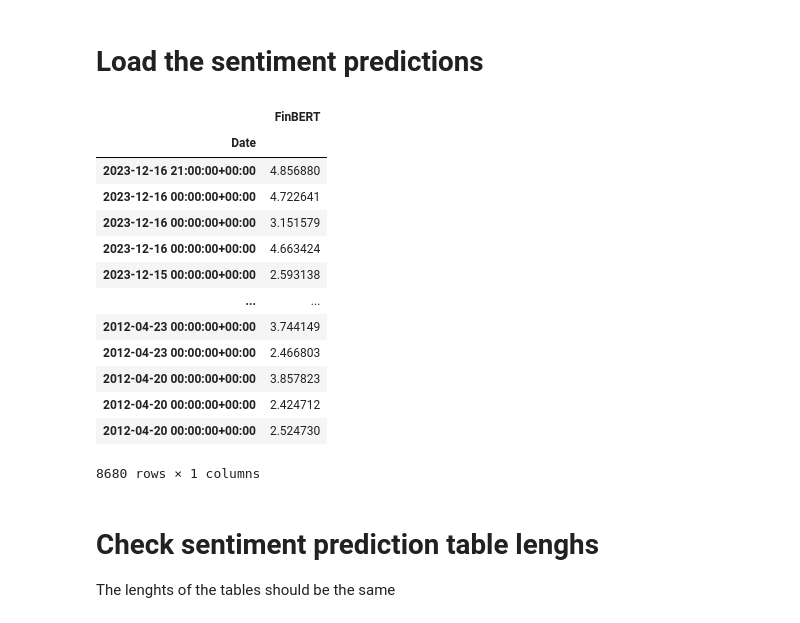
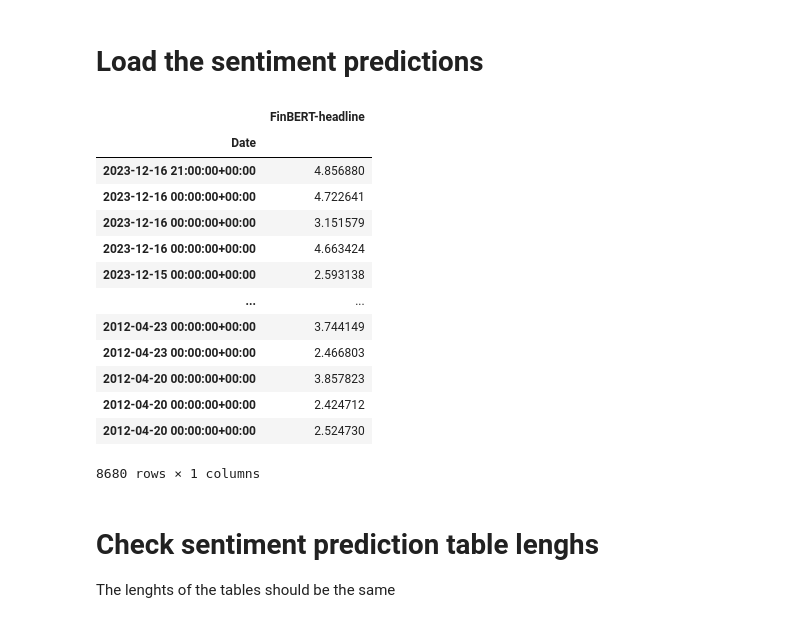
Before and after one commit to gregiberri/llm_financial_sentiment_analysis, a Jupyter notebook: notebooks/6_sentiment_prediction_analysis.ipynb, the cells around one changed output. Saved outputs shown, nothing was run; the diff lists cells and outputs as text; code cells hidden in the pictures.

```diff
--- a/notebooks/6_sentiment_prediction_analysis.ipynb
+++ b/notebooks/6_sentiment_prediction_analysis.ipynb
@@ -8,15 +8,24 @@ import matplotlib.pyplot as plt
 # %% [markdown]
 # Load the sentiment predictions
 # %%
-ge_openai_gpt35_headlines_df = pd.read_csv('../data/GE_OpenAI-GPT3.5_headlines.csv', dtype={'Sentiment': float, 'Stock_symbol': str, 'Url': str}, parse_dates=['Date']).drop(['Stock_symbol', 'Url'], axis=1).set_index(['Date']).rename(columns={"Sentiment": "GPT3.5"})
-ge_finbert_headlines_df = pd.read_csv('../data/GE_ProsusAI_finBERT_headlines.csv', dtype={'Sentiment': float, 'Stock_symbol': str, 'Url': str}, parse_dates=['Date']).drop(['Stock_symbol', 'Url'], axis=1).set_index(['Date']).rename(columns={"Sentiment": "FinBERT"})
-ge_llama2_13b_gguf_fullarticle_df = pd.read_csv('/code/data/GE_TheBloka_Llama-2-13b_Q4_K_M_gguf_fullarticles.csv', dtype={'Sentiment': float, 'Stock_symbol': str, 'Url': str}, parse_dates=['Date']).drop(['Stock_symbol', 'Url'], axis=1).set_index(['Date']).rename(columns={"Sentiment": "Llama2-13b-GGUF"})
-ge_llama2_13b_gptq_fullarticle_df = pd.read_csv('/code/data/GE_TheBloke_Llama-2-13B-GPTQ_fullarticles.csv', dtype={'Sentiment': float, 'Stock_symbol': str, 'Url': str}, parse_dates=['Date']).drop(['Stock_symbol', 'Url'], axis=1).set_index(['Date']).rename(columns={"Sentiment": "Llama2-13b-GPTQ"})
-ge_llama2_70b_gptq_fullarticle_df = pd.read_csv('/code/data/GE_TheBloke_Llama-2-70B-GPTQ_fullarticles.csv', dtype={'Sentiment': float, 'Stock_symbol': str, 'Url': str}, parse_dates=['Date']).drop(['Stock_symbol', 'Url'], axis=1).set_index(['Date']).rename(columns={"Sentiment": "Llama2-70b-GPTQ"})
+ge_openai_gpt35_headlines_df = pd.read_csv('../data/GE_OpenAI_GPT3.5_headlines.csv', dtype={'Sentiment': float, 'Stock_symbol': str, 'Url': str}, parse_dates=['Date']).drop(['Stock_symbol', 'Url'], axis=1).set_index(['Date']).rename(columns={"Sentiment": "GPT3.5-headline"})
+ge_finbert_headlines_df = pd.read_csv('../data/GE_ProsusAI_finBERT_headlines.csv', dtype={'Sentiment': float, 'Stock_symbol': str, 'Url': str}, parse_dates=['Date']).drop(['Stock_symbol', 'Url'], axis=1).set_index(['Date']).rename(columns={"Sentiment": "FinBERT-headline"})
+# ge_llama2_13b_gguf_fullarticle_df = pd.read_csv('/code/data/GE_TheBloka_Llama-2-13b_Q4_K_M_gguf_fullarticles.csv', dtype={'Sentiment': float, 'Stock_symbol': str, 'Url': str}, parse_dates=['Date']).drop(['Stock_symbol', 'Url'], axis=1).set_index(['Date']).rename(columns={"Sentiment": "Llama2-13b-GGUF"})
+ge_llama2_7b_gptq_headline_df = pd.read_csv('/code/data/GE_TheBloke_Llama-2-7B_GPTQ_headlines.csv', dtype={'Sentiment': float, 'Stock_symbol': str, 'Url': str}, parse_dates=['Date']).drop(['Stock_symbol', 'Url'], axis=1).set_index(['Date']).rename(columns={"Sentiment": "Llama2-7b-GPTQ-headline"})
+ge_llama2_13b_gptq_headline_df = pd.read_csv('/code/data/GE_TheBloke_Llama-2-13B_GPTQ_headlines.csv', dtype={'Sentiment': float, 'Stock_symbol': str, 'Url': str}, parse_dates=['Date']).drop(['Stock_symbol', 'Url'], axis=1).set_index(['Date']).rename(columns={"Sentiment": "Llama2-13b-GPTQ-headline"})
+ge_llama2_70b_gptq_headline_df = pd.read_csv('/code/data/GE_TheBloke_Llama-2-70B_GPTQ_headlines.csv', dtype={'Sentiment': float, 'Stock_symbol': str, 'Url': str}, parse_dates=['Date']).drop(['Stock_symbol', 'Url'], axis=1).set_index(['Date']).rename(columns={"Sentiment": "Llama2-70b-GPTQ-headline"})
+ge_llama3_8b_gptq_headline_df = pd.read_csv('/code/data/GE_TechxGenus_Llama-3-8B_Instruct_GPTQ_headlines.csv', dtype={'Sentiment': float, 'Stock_symbol': str, 'Url': str}, parse_dates=['Date']).drop(['Stock_symbol', 'Url'], axis=1).set_index(['Date']).rename(columns={"Sentiment": "Llama3-8b-GPTQ-headline"})
+ge_llama3_70b_gptq_headline_df = pd.read_csv('/code/data/GE_TechxGenus_Llama-3-70B_Instruct_GPTQ_headlines.csv', dtype={'Sentiment': float, 'Stock_symbol': str, 'Url': str}, parse_dates=['Date']).drop(['Stock_symbol', 'Url'], axis=1).set_index(['Date']).rename(columns={"Sentiment": "Llama3-70b-GPTQ-headline"})
+
+ge_llama2_7b_gptq_fullarticle_df = pd.read_csv('/code/data/GE_TheBloke_Llama-2-7B_GPTQ_fullarticles.csv', dtype={'Sentiment': float, 'Stock_symbol': str, 'Url': str}, parse_dates=['Date']).drop(['Stock_symbol', 'Url'], axis=1).set_index(['Date']).rename(columns={"Sentiment": "Llama2-7b-GPTQ-fullarticle"})
+ge_llama2_13b_gptq_fullarticle_df = pd.read_csv('/code/data/GE_TheBloke_Llama-2-13B_GPTQ_fullarticles.csv', dtype={'Sentiment': float, 'Stock_symbol': str, 'Url': str}, parse_dates=['Date']).drop(['Stock_symbol', 'Url'], axis=1).set_index(['Date']).rename(columns={"Sentiment": "Llama2-13b-GPTQ-fullarticle"})
+ge_llama2_70b_gptq_fullarticle_df = pd.read_csv('/code/data/GE_TheBloke_Llama-2-70B_GPTQ_fullarticles.csv', dtype={'Sentiment': float, 'Stock_symbol': str, 'Url': str}, parse_dates=['Date']).drop(['Stock_symbol', 'Url'], axis=1).set_index(['Date']).rename(columns={"Sentiment": "Llama2-70b-GPTQ-fullarticle"})
+ge_llama3_8b_gptq_fullarticle_df = pd.read_csv('/code/data/GE_TechxGenus_Llama-3-8B_Instruct_GPTQ_fullarticles.csv', dtype={'Sentiment': float, 'Stock_symbol': str, 'Url': str}, parse_dates=['Date']).drop(['Stock_symbol', 'Url'], axis=1).set_index(['Date']).rename(columns={"Sentiment": "Llama3-8b-GPTQ-fullarticle"})
+ge_llama3_70b_gptq_fullarticle_df = pd.read_csv('/code/data/GE_TechxGenus_Llama-3-70B_Instruct_GPTQ_fullarticles.csv', dtype={'Sentiment': float, 'Stock_symbol': str, 'Url': str}, parse_dates=['Date']).drop(['Stock_symbol', 'Url'], axis=1).set_index(['Date']).rename(columns={"Sentiment": "Llama3-70b-GPTQ-fullarticle"})
 
 ge_finbert_headlines_df
 # %% [output]
-|  | FinBERT |
+|  | FinBERT-headline |
 | Date |  |
 | 2023-12-16 21:00:00+00:00 | 4.856880 |
 | 2023-12-16 00:00:00+00:00 | 4.722641 |
```
Also changed, not shown: parts of 8 cells of this notebook, 1 other file.
